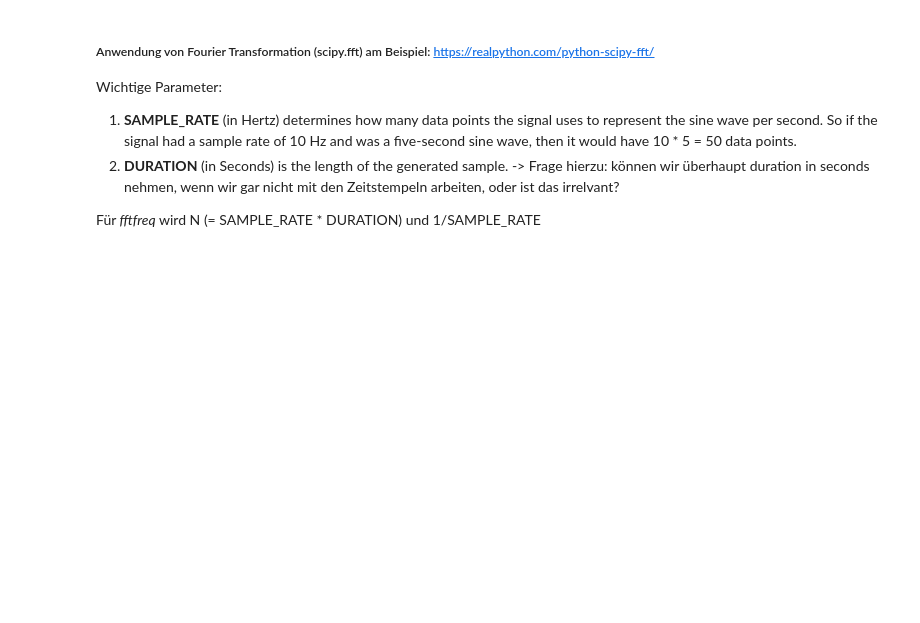
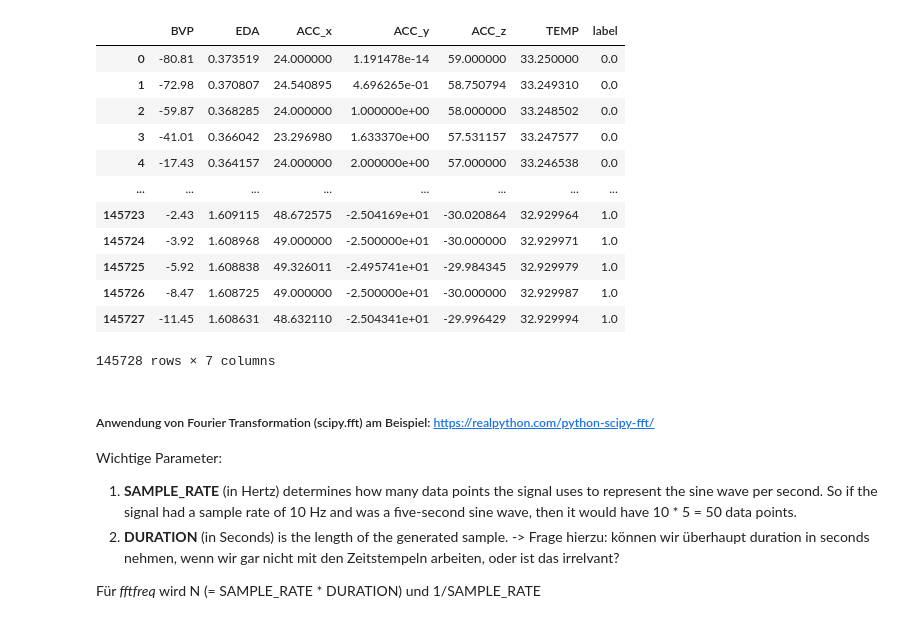
Before and after one commit to peasypi/Stress-Detection-From-Wearables, a Jupyter notebook: code/data_preprocessing.ipynb, the cells around one changed output. Drawn from its saved outputs; the diff is of its cells as text; code cells hidden in the pictures; blank space fills up the shorter version.

```diff
--- a/code/data_preprocessing.ipynb
+++ b/code/data_preprocessing.ipynb
@@ -27,6 +27,57 @@ class Subject:
 
     def get_chest_data(self):
         return self.data['signal']['chest']
+
+    def get_subject_dataframe(self):
+        wrist_data = self.get_wrist_data()
+        bvp_signal = wrist_data['BVP'][:,0]
+        eda_signal = wrist_data['EDA'][:,0]
+        acc_x_signal = wrist_data['ACC'][:,0]
+        acc_y_signal = wrist_data['ACC'][:,1]
+        acc_z_signal = wrist_data['ACC'][:,2]
+        temp_signal = wrist_data['TEMP'][:,0]
+        # Upsampling data to match BVP data sampling rate using fourier method as described in Paper/dataset
+        eda_upsampled = scipy.signal.resample(eda_signal, len(bvp_signal))
+        temp_upsampled = scipy.signal.resample(temp_signal, len(bvp_signal))
+        acc_x_upsampled = scipy.signal.resample(acc_x_signal, len(bvp_signal))
+        acc_y_upsampled = scipy.signal.resample(acc_y_signal, len(bvp_signal))
+        acc_z_upsampled = scipy.signal.resample(acc_z_signal, len(bvp_signal))
+        label_df = pd.DataFrame(self.labels, columns=['label'])
+        label_df.index = [(1 / 700) * i for i in range(len(label_df))] # 700 is the sampling rate of the label
+        label_df.index = pd.to_datetime(label_df.index, unit='s')
+        data_arrays = zip(bvp_signal, eda_upsampled, acc_x_upsampled, acc_y_upsampled, acc_z_upsampled, temp_upsampled)
+        df = pd.DataFrame(data=data_arrays, columns=['BVP', 'EDA', 'ACC_x', 'ACC_y', 'ACC_z', 'TEMP'])
+        df.index = [(1 / 64) * i for i in range(len(df))] # 64 = sampling rate of BVP
+        df.index = pd.to_datetime(df.index, unit='s')
+        df = df.join(label_df)
+        df['label'] = df['label'].fillna(method='ffill')
+        df.reset_index(drop=True, inplace=True)
+        df.drop(df[df['label'].isin([0.0, 4.0, 5.0, 6.0, 7.0])].index, inplace=True)
+        df['label'] = df['label'].replace([1.0, 2.0, 3.0], [0, 1, 0])
+        df.reset_index(drop=True, inplace=True)
+        return df
+# %%
+subjects = [2, 3, 4, 5, 6, 7, 8, 9, 10, 11, 13, 14, 15, 16, 17]
+subjects_data = {}
+for subject_num in subjects:
+    subject = Subject(DATA_PATH, subject_num)
+    subjects_data[subject.name] = subject.get_subject_dataframe()
+# %%
+subjects_data['S10']
+# %% [output]
+|  | BVP | EDA | ACC_x | ACC_y | ACC_z | TEMP | label |
+| 0 | -80.81 | 0.373519 | 24.000000 | 1.191478e-14 | 59.000000 | 33.250000 | 0.0 |
+| 1 | -72.98 | 0.370807 | 24.540895 | 4.696265e-01 | 58.750794 | 33.249310 | 0.0 |
+| 2 | -59.87 | 0.368285 | 24.000000 | 1.000000e+00 | 58.000000 | 33.248502 | 0.0 |
+| 3 | -41.01 | 0.366042 | 23.296980 | 1.633370e+00 | 57.531157 | 33.247577 | 0.0 |
+| 4 | -17.43 | 0.364157 | 24.000000 | 2.000000e+00 | 57.000000 | 33.246538 | 0.0 |
+| ... | ... | ... | ... | ... | ... | ... | ... |
+| 145723 | -2.43 | 1.609115 | 48.672575 | -2.504169e+01 | -30.020864 | 32.929964 | 1.0 |
+| 145724 | -3.92 | 1.608968 | 49.000000 | -2.500000e+01 | -30.000000 | 32.929971 | 1.0 |
+| 145725 | -5.92 | 1.608838 | 49.326011 | -2.495741e+01 | -29.984345 | 32.929979 | 1.0 |
+| 145726 | -8.47 | 1.608725 | 49.000000 | -2.500000e+01 | -30.000000 | 32.929987 | 1.0 |
+| 145727 | -11.45 | 1.608631 | 48.632110 | -2.504341e+01 | -29.996429 | 32.929994 | 1.0 |
+145728 rows × 7 columns
 # %%
 s10 = Subject(DATA_PATH, '10')
 s10_wrist_data = s10.get_wrist_data()
```
Also changed, not shown: parts of 38 cells of this notebook, 2 other files.
